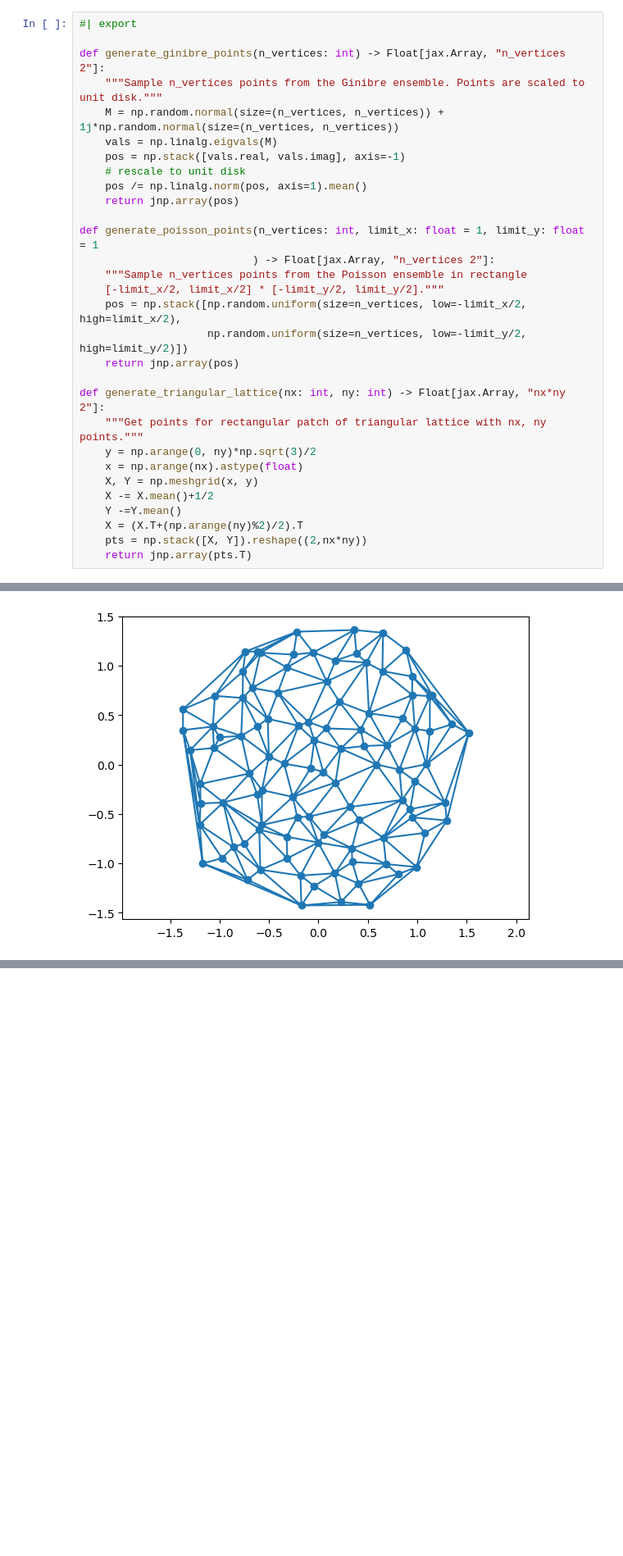
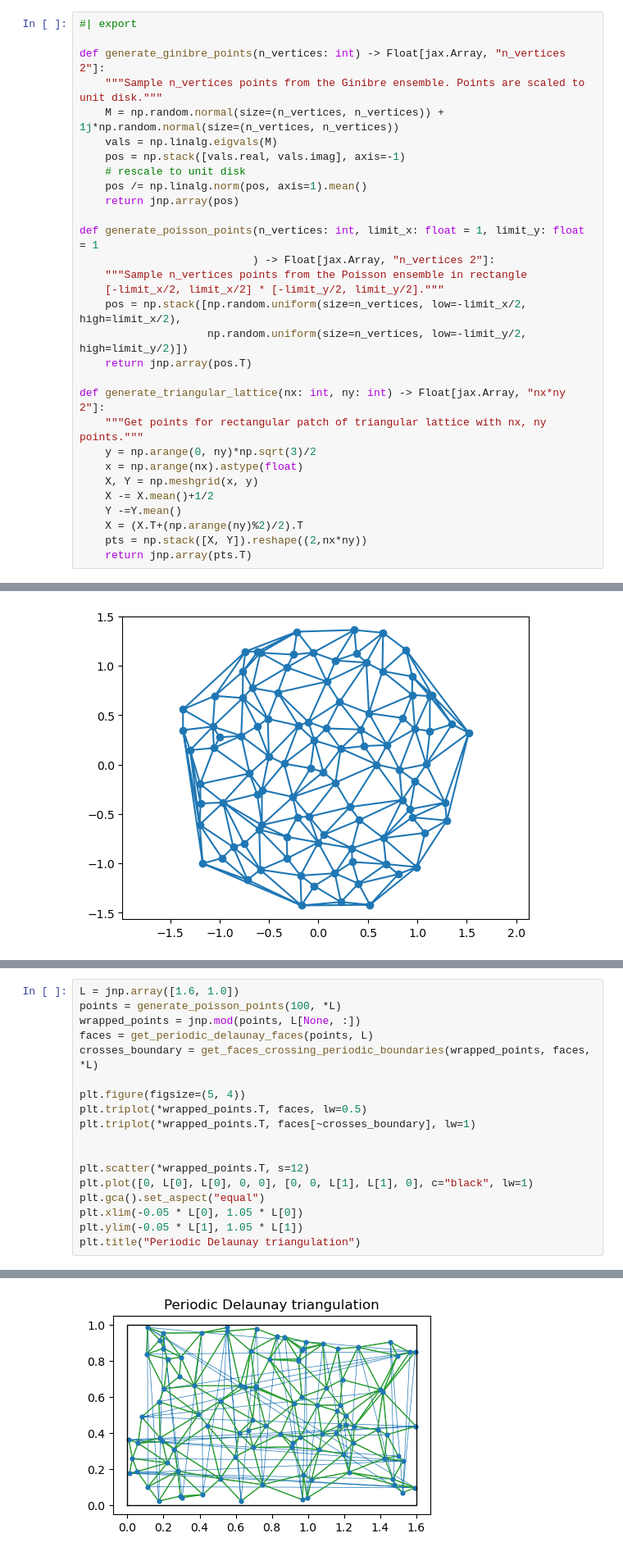
Before and after one commit to nikolas-claussen/triangulax, a Jupyter notebook: nbs/src/01_triangular_meshes.ipynb, the cells around one changed output, grey strips where cells are left out. Shown at 82% size. Saved outputs shown, nothing was run; the diff lists cells and outputs as text; blank space fills up the shorter version.

```diff
--- a/nbs/src/01_triangular_meshes.ipynb
+++ b/nbs/src/01_triangular_meshes.ipynb
@@ -467,7 +467,7 @@ def generate_poisson_points(n_vertices: int, limit_x: float = 1, limit_y: float
     [-limit_x/2, limit_x/2] * [-limit_y/2, limit_y/2]."""
     pos = np.stack([np.random.uniform(size=n_vertices, low=-limit_x/2, high=limit_x/2),
                     np.random.uniform(size=n_vertices, low=-limit_y/2, high=limit_y/2)])
-    return jnp.array(pos)
+    return jnp.array(pos.T)
 
 def generate_triangular_lattice(nx: int, ny: int) -> Float[jax.Array, "nx*ny 2"]:
     """Get points for rectangular patch of triangular lattice with nx, ny points."""
@@ -497,0 +603,19 @@ plt.axis("equal")
+# %%
+L = jnp.array([1.6, 1.0])
+points = generate_poisson_points(100, *L)
+wrapped_points = jnp.mod(points, L[None, :])
+faces = get_periodic_delaunay_faces(points, L)
+crosses_boundary = get_faces_crossing_periodic_boundaries(wrapped_points, faces, *L)
+
+plt.figure(figsize=(5, 4))
+plt.triplot(*wrapped_points.T, faces, lw=0.5)
+plt.triplot(*wrapped_points.T, faces[~crosses_boundary], lw=1)
+
+
+plt.scatter(*wrapped_points.T, s=12)
+plt.plot([0, L[0], L[0], 0, 0], [0, 0, L[1], L[1], 0], c="black", lw=1)
+plt.gca().set_aspect("equal")
+plt.xlim(-0.05 * L[0], 1.05 * L[0])
+plt.ylim(-0.05 * L[1], 1.05 * L[1])
+plt.title("Periodic Delaunay triangulation")
+# %% [output]
@@ -497,0 +623 @@ plt.axis("equal")
+[figure, added]
```
Also changed, not shown: parts of 7 cells of this notebook, 41 other files.
